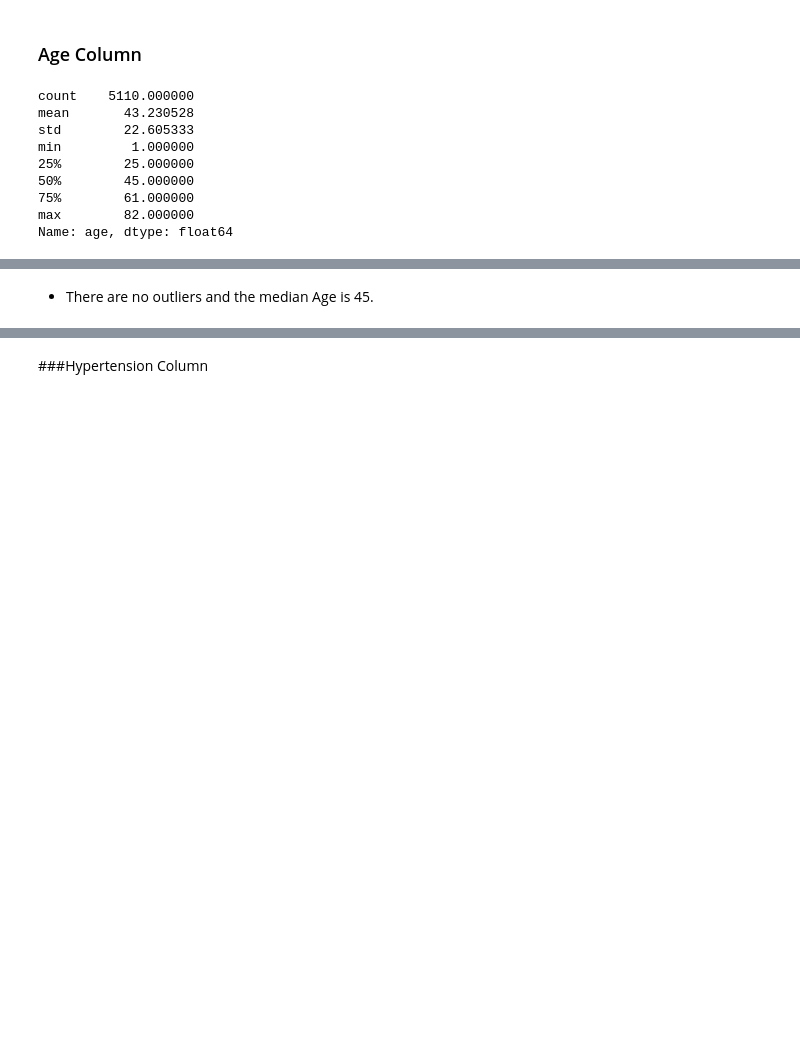
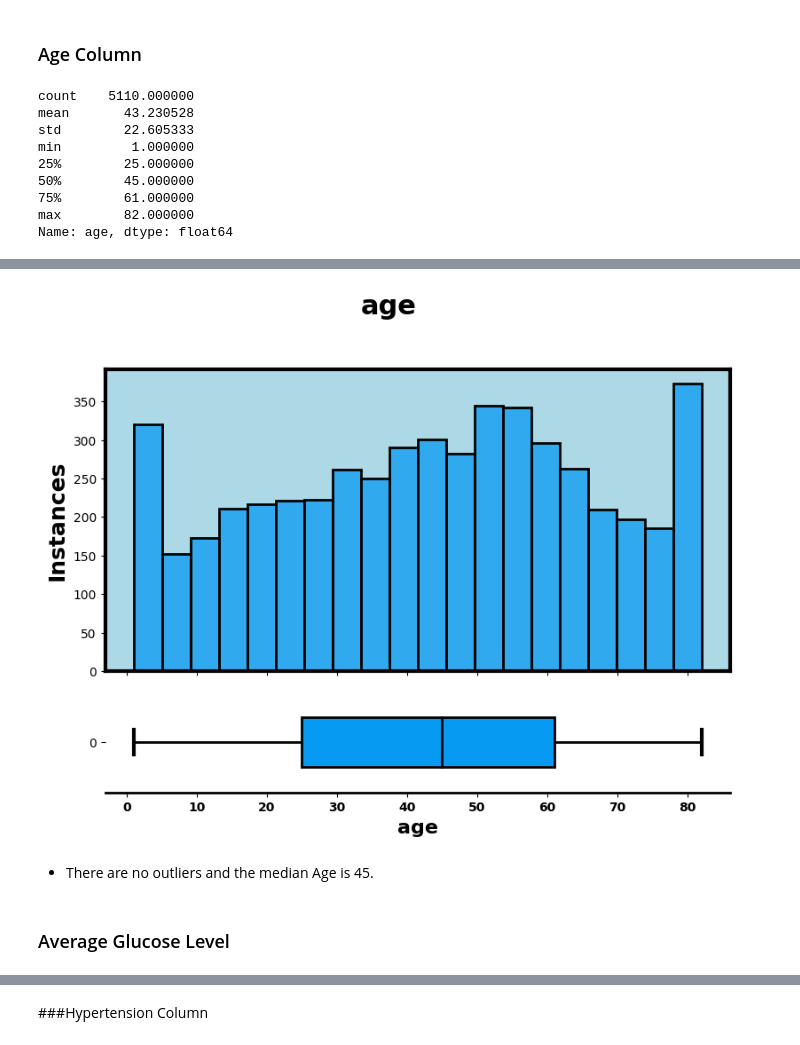
Before and after one commit to Mhoover41/Stroke-Prediction, a Jupyter notebook: Stroke_Prediction_Project_2_Melissa_Hoover.ipynb, the cells around one changed output, grey strips where cells are left out. Cells and saved outputs as stored; diff of their text form; code cells hidden in the pictures; blank space fills up the shorter version.

```diff
--- a/Stroke_Prediction_Project_2_Melissa_Hoover.ipynb
+++ b/Stroke_Prediction_Project_2_Melissa_Hoover.ipynb
@@ -431,0 +455,34 @@ smoking_status
+# %%
+# Create a function to create a Histogram and Boxplot in the same figure
+def hist_box_plot(column_name, bin_count):
+    fig, (ax1,ax2) = plt.subplots(nrows =2, sharex=True, figsize=(8, 6),
+                                  facecolor='w',
+                                  gridspec_kw={'height_ratios':[0.75, 0.25]})
+    plt.suptitle(f'{column_name}', y=1.02, va='center',
+                 fontsize = 22, weight='bold')
+    sns.histplot(data=df, x=column_name, color='#069AF3', linewidth=2,
+                 ax=ax1, bins=bin_count);
+    plt.xlabel(column_name, fontsize = 16, weight='bold')
+    plt.xticks(weight='bold')
+    ax1.set_ylabel('Instances',fontweight='bold',fontsize=18)
+    ax1.set_facecolor('lightblue')
+    ax1.tick_params(labelcolor='k', labelsize=10)
+    ax1.yaxis.set_major_formatter(plt.FormatStrFormatter('%d'))
+    #ax1.set_yticklabels(ax1.get_yticks(), weight='bold')
+    for axis in ['top','bottom','left','right']:
+        ax1.spines[axis].set_linewidth(3)
+    sns.boxplot(data=df, x=column_name, width=.5, color='#069AF3', ax=ax2,
+                medianprops={'color':'k', 'linewidth':2},
+                whiskerprops={'color':'k', 'linewidth':2},
+                boxprops={'facecolor':'#069AF3',
+                          'edgecolor':'k', 'linewidth':2},
+                capprops={'color':'k', 'linewidth':3});
+    ax2.tick_params(labelcolor='k', labelsize=10)
+    ax2.yaxis.set_major_formatter(plt.FormatStrFormatter('%d'))
+    #ax2.set_xticklabels(ax2.get_xticks(), fontweight='bold')
+    ax2.spines['bottom'].set_linewidth(2)
+    ax2.spines['top'].set_color(None)
+    ax2.spines['left'].set_color(None)
+    ax2.spines['right'].set_color(None)
+    plt.tight_layout();
+    plt.show;
@@ -476,2 +568,9 @@ plt.xticks(fontsize=10, weight='bold');
+# %%
+# Utilize function to display histogram and boxplot
+hist_box_plot('age',20)
+# %% [output]
+[figure, added]
 # %% [markdown]
 - There are no outliers and the median Age is 45.
+# %% [markdown]
+### Average Glucose Level
```
Also changed, not shown: parts of 139 cells of this notebook.
